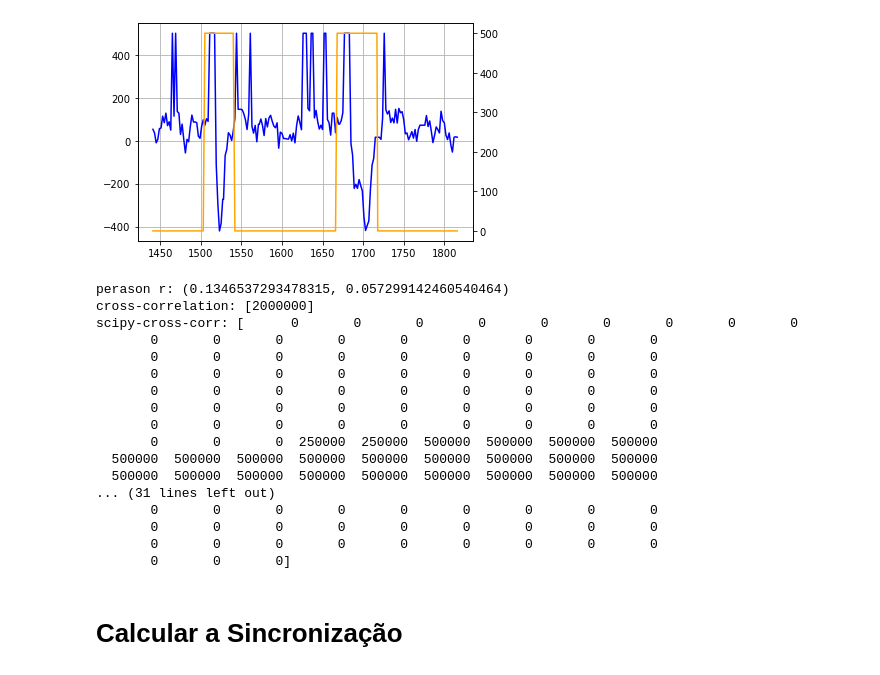
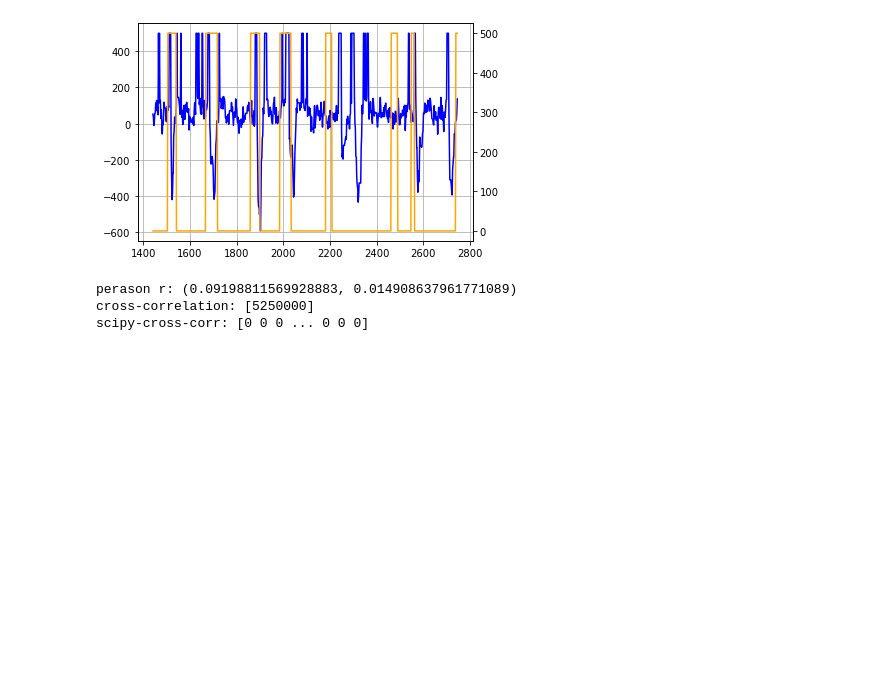
Before and after one commit to anapaulasandes/ppgeb_masters, a Jupyter notebook: python_syncronization/calculte_syncronization.ipynb, the cells around one changed output. Drawn from its saved outputs; the diff is of its cells as text; code cells hidden in the pictures; blank space fills up the shorter version.

```diff
--- a/python_syncronization/calculte_syncronization.ipynb
+++ b/python_syncronization/calculte_syncronization.ipynb
@@ -110,23 +158,9 @@ def plot_both(df, inicio, final):
     print(f"scipy-cross-corr: {scipy.signal.correlate(x, y)}")
     return x, y
 # %%
-x, y = plot_both(df, 1000, 1200)
+x, y = plot_both(df, 1000, 1700)
 # %% [output]
-[figure, old version]
+[figure, new version]
-perason r: (0.1346537293478315, 0.057299142460540464)
-cross-correlation: [2000000]
-scipy-cross-corr: [      0       0       0       0       0       0       0       0       0
-       0       0       0       0       0       0       0       0       0
-       0       0       0       0       0       0       0       0       0
-       0       0       0       0       0       0       0       0       0
-       0       0       0       0       0       0       0       0       0
-       0       0       0       0       0       0       0       0       0
-       0       0       0       0       0       0       0       0       0
-       0       0       0  250000  250000  500000  500000  500000  500000
-  500000  500000  500000  500000  500000  500000  500000  500000  500000
-  500000  500000  500000  500000  500000  500000  500000  500000  500000
-... (31 lines left out)
-       0       0       0       0       0       0       0       0       0
-       0       0       0       0       0       0       0       0       0
-       0       0       0       0       0       0       0       0       0
-       0       0       0]
+perason r: (0.09198811569928883, 0.014908637961771089)
+cross-correlation: [5250000]
+scipy-cross-corr: [0 0 0 ... 0 0 0]
@@ -135,2 +166,0 @@ get_blink_corr(df) #pouca correlação, mesmo quando em sinais binários. Vamos
-# %% [markdown]
-# Calcular a Sincronização
```
Also changed, not shown: parts of 10 cells of this notebook, 57 other files.
